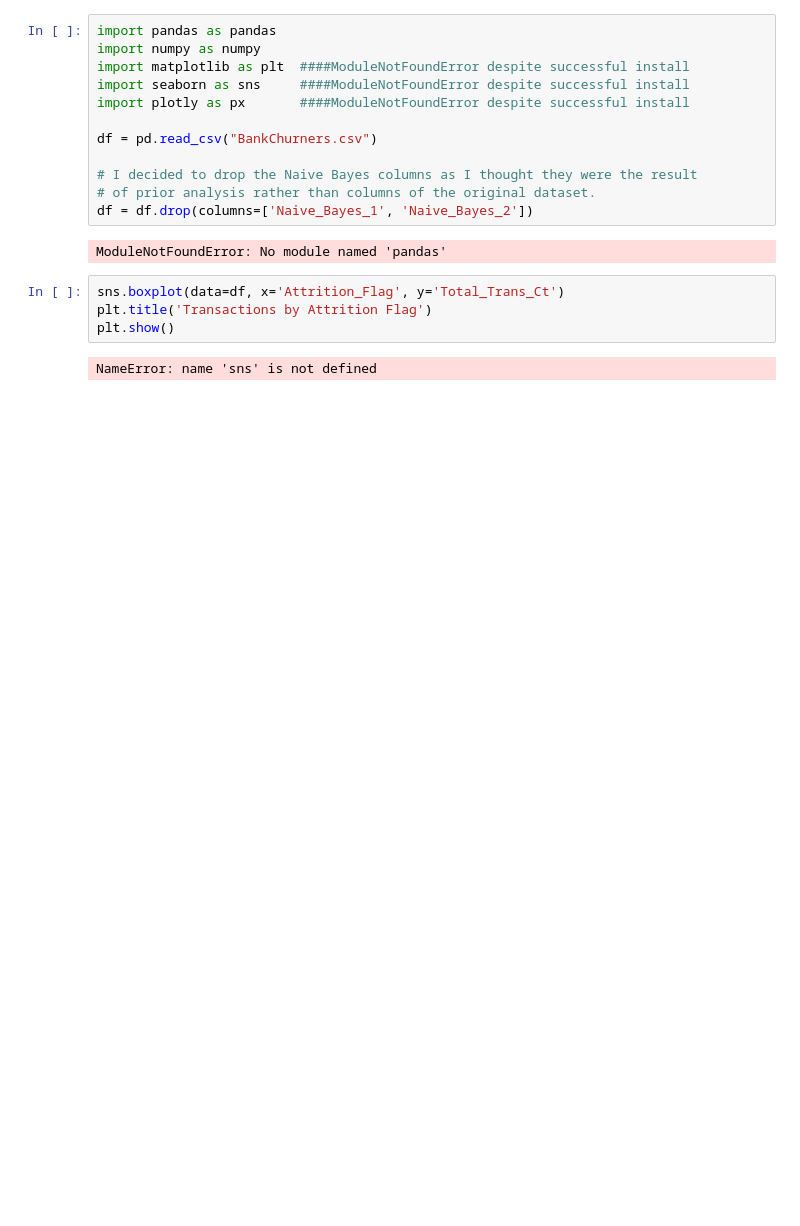
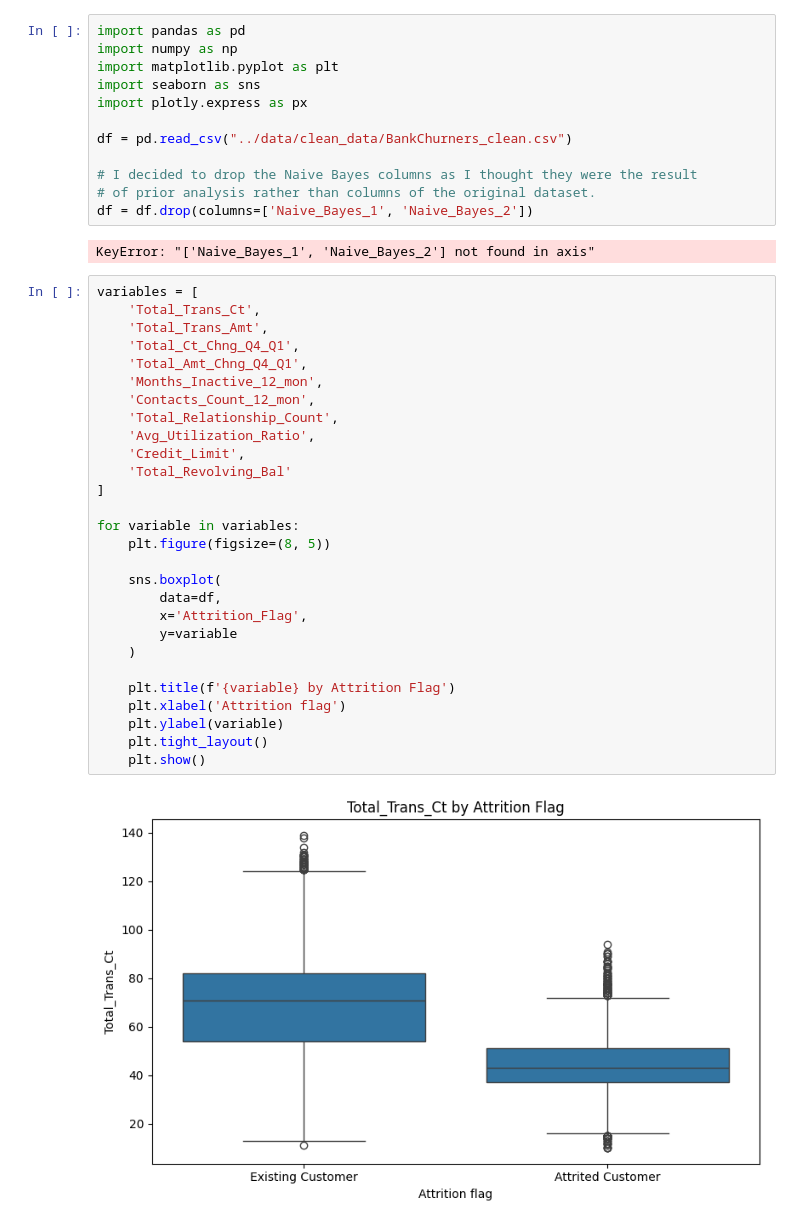
Before and after one commit to ImaginationDeadImagine/credit-card-churn, a Jupyter notebook: jupyter_notebooks/C3_Visualisations.ipynb, the cells around one changed output. Saved outputs shown, nothing was run; the diff lists cells and outputs as text; blank space fills up the shorter version.

Commit message:
Reset workbook kernels; Inital visualisations

```diff
--- a/jupyter_notebooks/C3_Visualisations.ipynb
+++ b/jupyter_notebooks/C3_Visualisations.ipynb
@@ -1,20 +1,44 @@
 # %%
-import pandas as pandas
-import numpy as numpy
-import matplotlib as plt  ####ModuleNotFoundError despite successful install
-import seaborn as sns     ####ModuleNotFoundError despite successful install
-import plotly as px       ####ModuleNotFoundError despite successful install
+import pandas as pd
+import numpy as np
+import matplotlib.pyplot as plt
+import seaborn as sns
+import plotly.express as px
 
-df = pd.read_csv("BankChurners.csv")
+df = pd.read_csv("../data/clean_data/BankChurners_clean.csv")
 
 # I decided to drop the Naive Bayes columns as I thought they were the result
 # of prior analysis rather than columns of the original dataset.
 df = df.drop(columns=['Naive_Bayes_1', 'Naive_Bayes_2'])
 # %% [output]
-ModuleNotFoundError: No module named 'pandas'
+KeyError: "['Naive_Bayes_1', 'Naive_Bayes_2'] not found in axis"
-# %%
-sns.boxplot(data=df, x='Attrition_Flag', y='Total_Trans_Ct')
-plt.title('Transactions by Attrition Flag')
-plt.show()
-# %% [output]
-NameError: name 'sns' is not defined
+# %%
+variables = [
+    'Total_Trans_Ct',
+    'Total_Trans_Amt',
+    'Total_Ct_Chng_Q4_Q1',
+    'Total_Amt_Chng_Q4_Q1',
+    'Months_Inactive_12_mon',
+    'Contacts_Count_12_mon',
+    'Total_Relationship_Count',
+    'Avg_Utilization_Ratio',
+    'Credit_Limit',
+    'Total_Revolving_Bal'
+]
+
+for variable in variables:
+    plt.figure(figsize=(8, 5))
+
+    sns.boxplot(
+        data=df,
+        x='Attrition_Flag',
+        y=variable
+    )
+
+    plt.title(f'{variable} by Attrition Flag')
+    plt.xlabel('Attrition flag')
+    plt.ylabel(variable)
+    plt.tight_layout()
+    plt.show()
+# %% [output]
+[figure, added]
```
Also changed, not shown: parts of 2 cells of this notebook, 2 other files.
